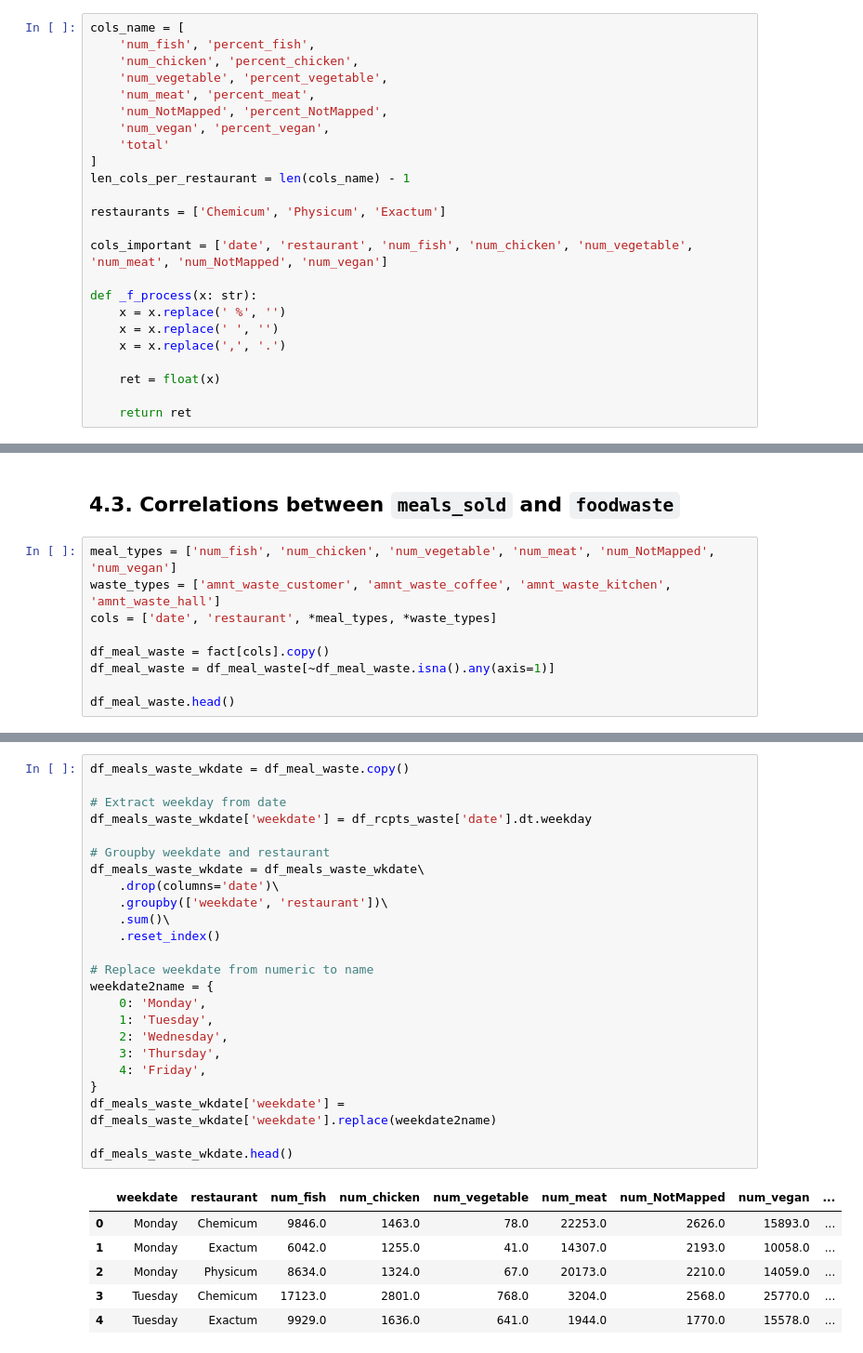
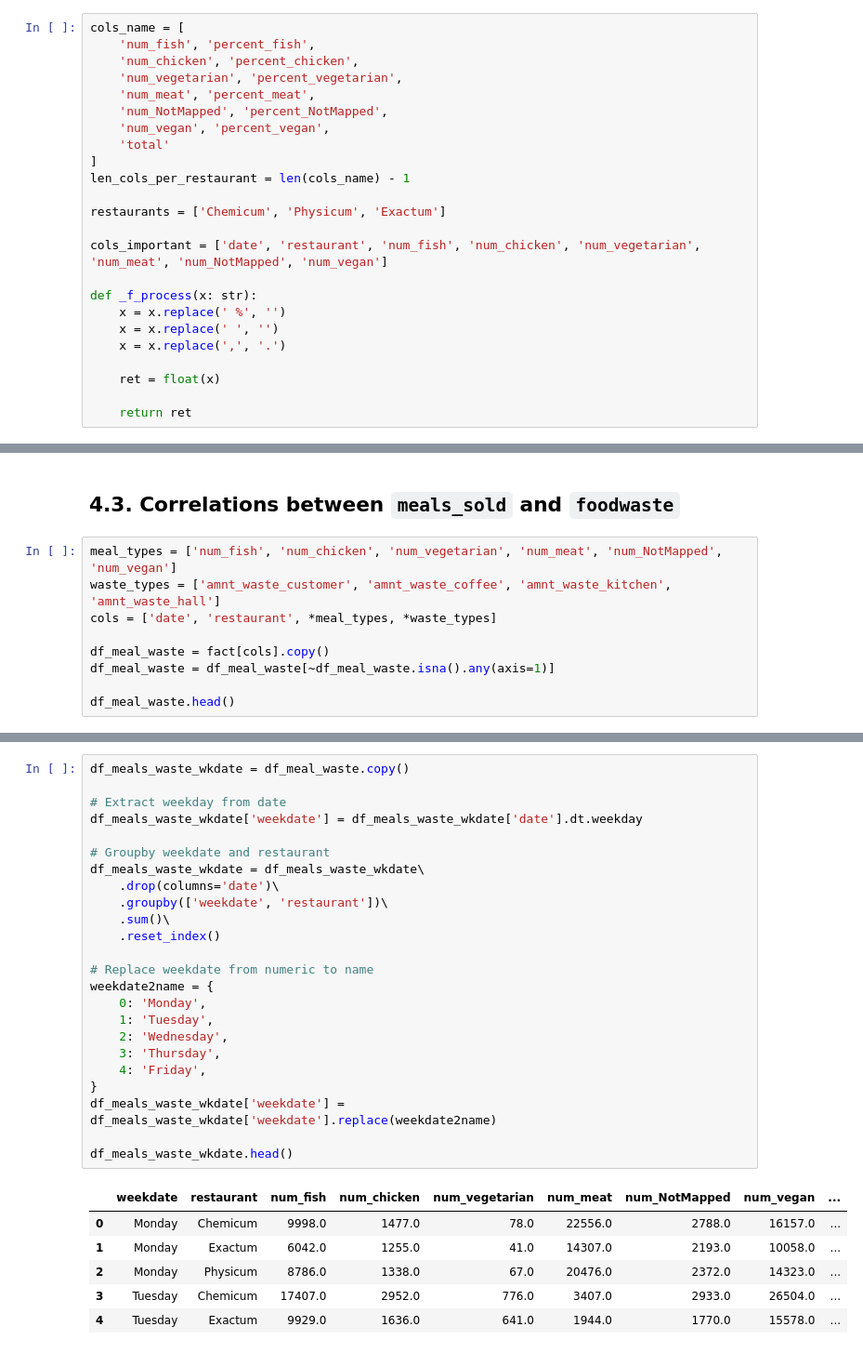
Before and after one commit to Food-Waste-Optimization/Food-Waste-Optimization, a Jupyter notebook: experiments_hoangle/correlations.ipynb, the cells around one changed output, grey strips where cells are left out. Shown at 93% size. Drawn from its saved outputs; the diff is of its cells as text.

```diff
--- a/experiments_hoangle/correlations.ipynb
+++ b/experiments_hoangle/correlations.ipynb
@@ -184,7 +194,7 @@ occupancy.head()
 cols_name = [
     'num_fish', 'percent_fish',
     'num_chicken', 'percent_chicken',
-    'num_vegetable', 'percent_vegetable',
+    'num_vegetarian', 'percent_vegetarian',
     'num_meat', 'percent_meat',
     'num_NotMapped', 'percent_NotMapped',
     'num_vegan', 'percent_vegan',
@@ -194,7 +204,7 @@ len_cols_per_restaurant = len(cols_name) - 1
 
 restaurants = ['Chemicum', 'Physicum', 'Exactum']
 
-cols_important = ['date', 'restaurant', 'num_fish', 'num_chicken', 'num_vegetable', 'num_meat', 'num_NotMapped', 'num_vegan']
+cols_important = ['date', 'restaurant', 'num_fish', 'num_chicken', 'num_vegetarian', 'num_meat', 'num_NotMapped', 'num_vegan']
 
 def _f_process(x: str):
     x = x.replace(' %', '')
@@ -486,7 +486,7 @@ for waste in waste_types:
 # %% [markdown]
 ## 4.3. Correlations between `meals_sold` and `foodwaste`
 # %%
-meal_types = ['num_fish', 'num_chicken', 'num_vegetable', 'num_meat', 'num_NotMapped', 'num_vegan']
+meal_types = ['num_fish', 'num_chicken', 'num_vegetarian', 'num_meat', 'num_NotMapped', 'num_vegan']
 waste_types = ['amnt_waste_customer', 'amnt_waste_coffee', 'amnt_waste_kitchen', 'amnt_waste_hall']
 cols = ['date', 'restaurant', *meal_types, *waste_types]
 
@@ -504,31 +504,31 @@ df_meal_waste.head()
 # %%
 df_meals_waste_wkdate = df_meal_waste.copy()
 
 # Extract weekday from date
-df_meals_waste_wkdate['weekdate'] = df_rcpts_waste['date'].dt.weekday
+df_meals_waste_wkdate['weekdate'] = df_meals_waste_wkdate['date'].dt.weekday
 
 # Groupby weekdate and restaurant
 df_meals_waste_wkdate = df_meals_waste_wkdate\
     .drop(columns='date')\
     .groupby(['weekdate', 'restaurant'])\
     .sum()\
     .reset_index()
 
 # Replace weekdate from numeric to name
 weekdate2name = {
     0: 'Monday',
     1: 'Tuesday',
     2: 'Wednesday',
     3: 'Thursday',
     4: 'Friday',
 }
 df_meals_waste_wkdate['weekdate'] = df_meals_waste_wkdate['weekdate'].replace(weekdate2name)
 
 df_meals_waste_wkdate.head()
 # %% [output]
-|  | weekdate | restaurant | num_fish | num_chicken | num_vegetable | num_meat | num_NotMapped | num_vegan | ... |
-| 0 | Monday | Chemicum | 9846.0 | 1463.0 | 78.0 | 22253.0 | 2626.0 | 15893.0 | ... |
+|  | weekdate | restaurant | num_fish | num_chicken | num_vegetarian | num_meat | num_NotMapped | num_vegan | ... |
+| 0 | Monday | Chemicum | 9998.0 | 1477.0 | 78.0 | 22556.0 | 2788.0 | 16157.0 | ... |
 | 1 | Monday | Exactum | 6042.0 | 1255.0 | 41.0 | 14307.0 | 2193.0 | 10058.0 | ... |
-| 2 | Monday | Physicum | 8634.0 | 1324.0 | 67.0 | 20173.0 | 2210.0 | 14059.0 | ... |
-| 3 | Tuesday | Chemicum | 17123.0 | 2801.0 | 768.0 | 3204.0 | 2568.0 | 25770.0 | ... |
+| 2 | Monday | Physicum | 8786.0 | 1338.0 | 67.0 | 20476.0 | 2372.0 | 14323.0 | ... |
+| 3 | Tuesday | Chemicum | 17407.0 | 2952.0 | 776.0 | 3407.0 | 2933.0 | 26504.0 | ... |
 | 4 | Tuesday | Exactum | 9929.0 | 1636.0 | 641.0 | 1944.0 | 1770.0 | 15578.0 | ... |
```
Also changed, not shown: parts of 9 cells of this notebook.
